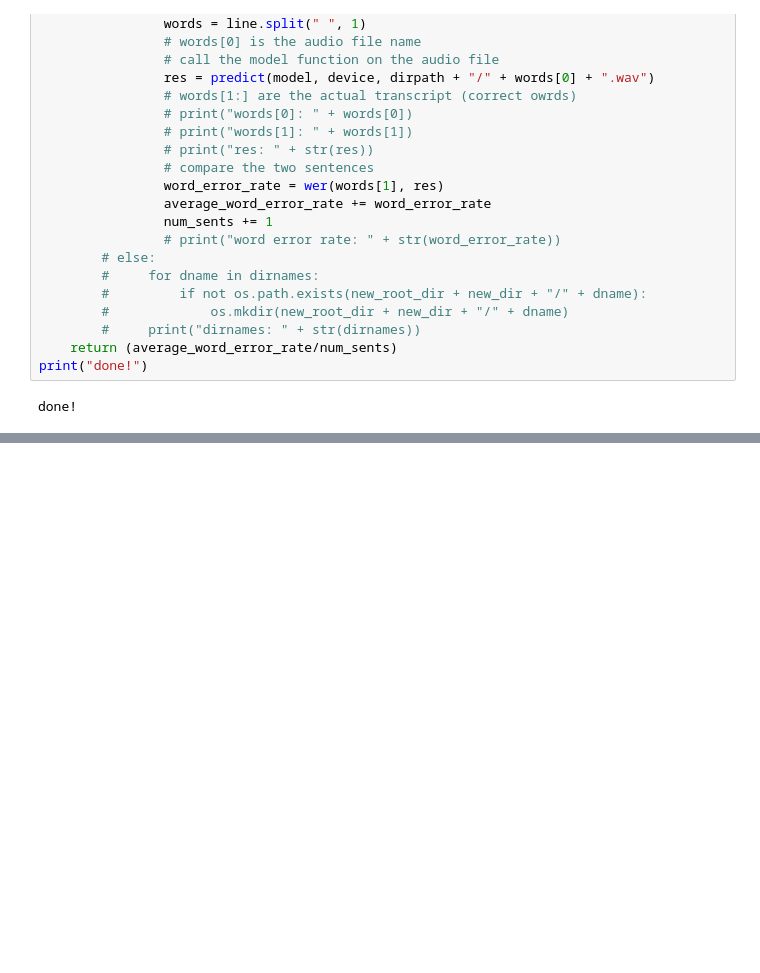
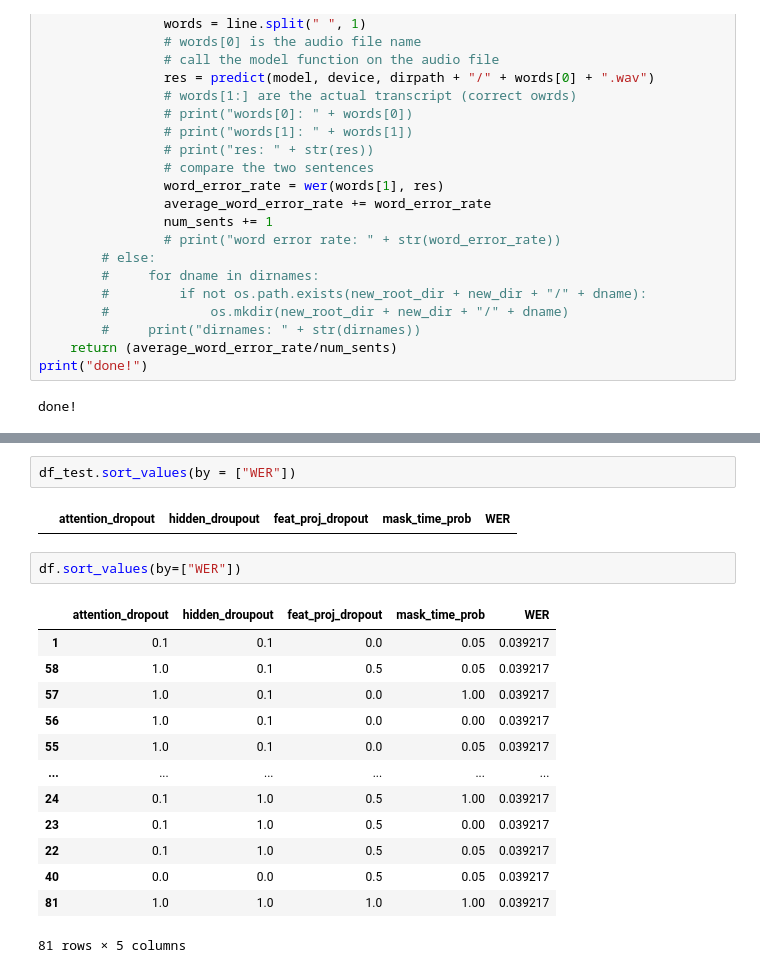
Before and after one commit to jchou03/Subtitle-AI, a Jupyter notebook: src/index.ipynb, the cells around one changed output, grey strips where cells are left out. Saved outputs shown, nothing was run; the diff lists cells and outputs as text; blank space fills up the shorter version.

```diff
--- a/src/index.ipynb
+++ b/src/index.ipynb
@@ -335,0 +437,20 @@ eval(model, device, data_path)
+# %%
+df_test.sort_values(by = ["WER"])
+# %% [output]
+|  | attention_dropout | hidden_droupout | feat_proj_dropout | mask_time_prob | WER |
+# %%
+df.sort_values(by=["WER"])
+# %% [output]
+|  | attention_dropout | hidden_droupout | feat_proj_dropout | mask_time_prob | WER |
+| 1 | 0.1 | 0.1 | 0.0 | 0.05 | 0.039217 |
+| 58 | 1.0 | 0.1 | 0.5 | 0.05 | 0.039217 |
+| 57 | 1.0 | 0.1 | 0.0 | 1.00 | 0.039217 |
+| 56 | 1.0 | 0.1 | 0.0 | 0.00 | 0.039217 |
+| 55 | 1.0 | 0.1 | 0.0 | 0.05 | 0.039217 |
+| ... | ... | ... | ... | ... | ... |
+| 24 | 0.1 | 1.0 | 0.5 | 1.00 | 0.039217 |
+| 23 | 0.1 | 1.0 | 0.5 | 0.00 | 0.039217 |
+| 22 | 0.1 | 1.0 | 0.5 | 0.05 | 0.039217 |
+| 40 | 0.0 | 0.0 | 0.5 | 0.05 | 0.039217 |
+| 81 | 1.0 | 1.0 | 1.0 | 1.00 | 0.039217 |
+81 rows × 5 columns
```
Also changed, not shown: parts of 11 cells of this notebook, 2 other files.
